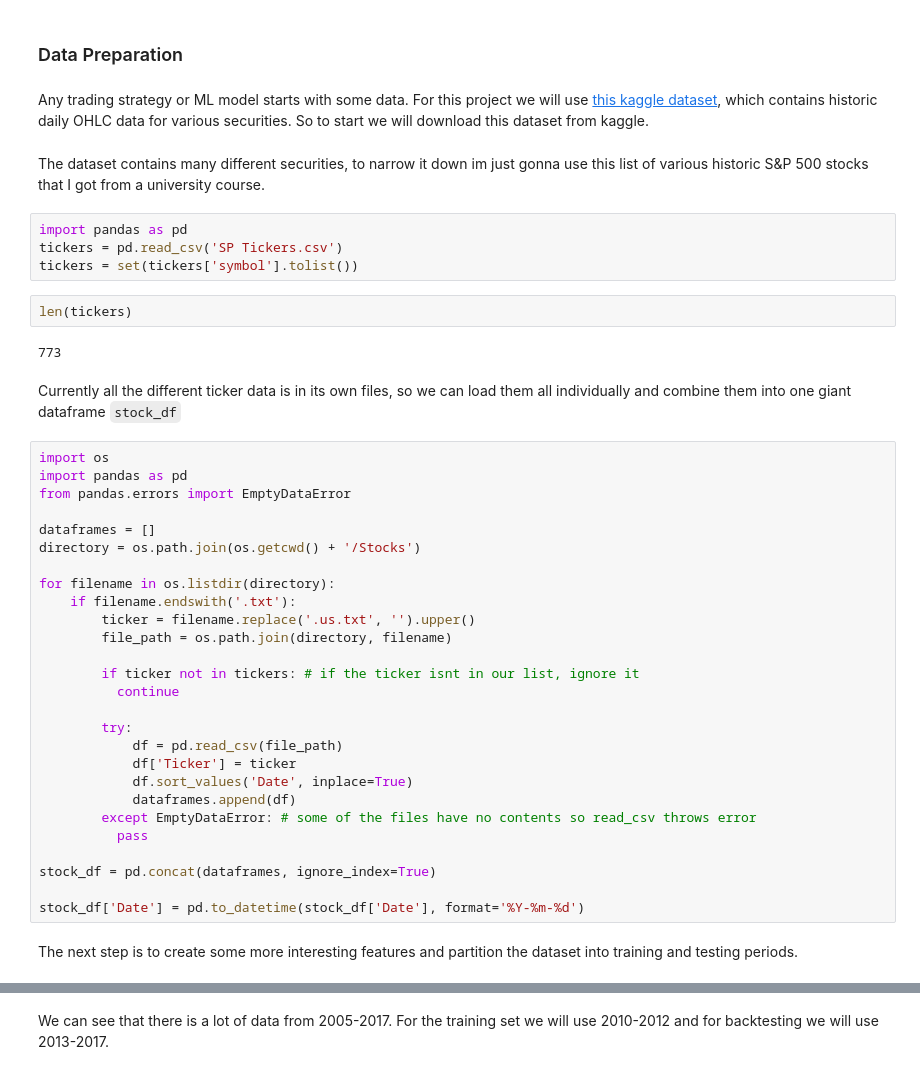
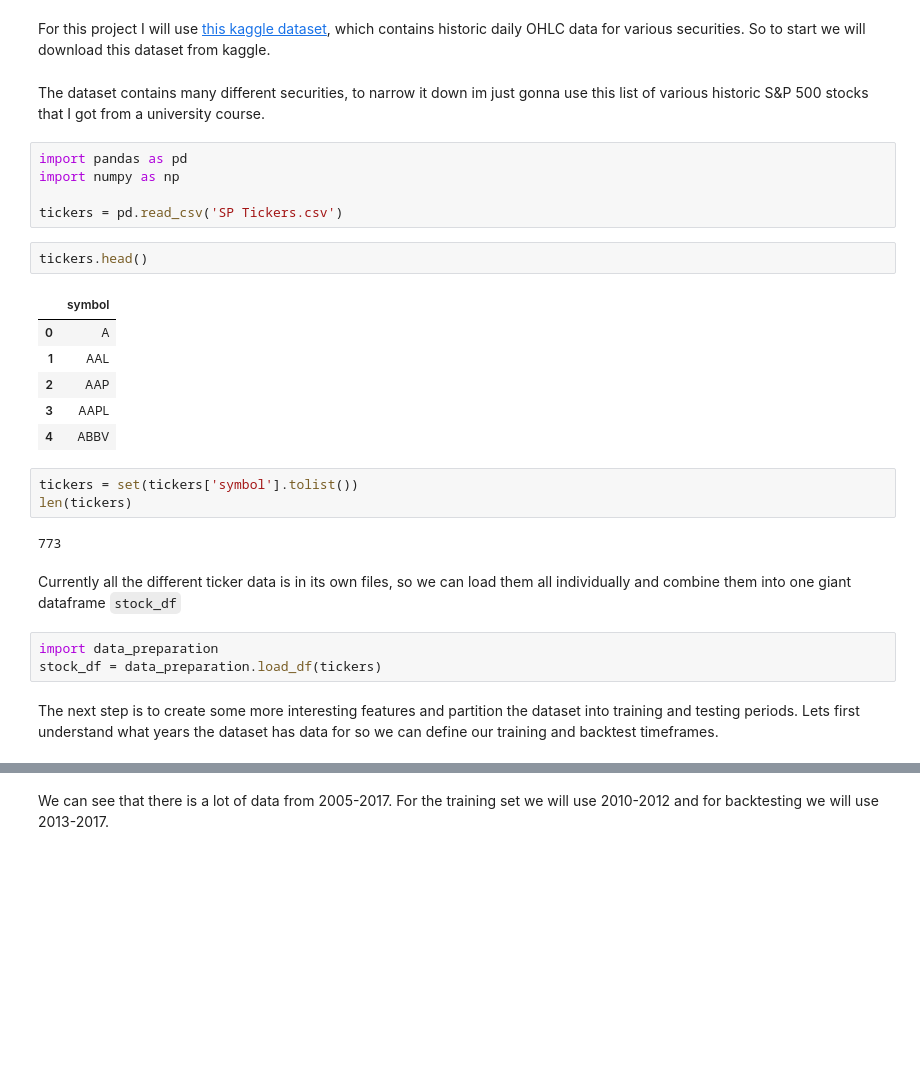
Before and after one commit to Dylan-Harden3/TradingStrategies, a Jupyter notebook: ensembles.ipynb, the cells around one changed output, grey strips where cells are left out. Drawn from its saved outputs; the diff is of its cells as text; blank space fills up the shorter version.

```diff
--- a/ensembles.ipynb
+++ b/ensembles.ipynb
@@ -1,45 +1,30 @@
-# %% [markdown]
-### Data Preparation
 # %% [markdown]
-Any trading strategy or ML model starts with some data. For this project we will use [this kaggle dataset](https://www.kaggle.com/datasets/borismarjanovic/price-volume-data-for-all-us-stocks-etfs), which contains historic daily OHLC data for various securities. So to start we will download this dataset from kaggle.
+For this project I will use [this kaggle dataset](https://www.kaggle.com/datasets/borismarjanovic/price-volume-data-for-all-us-stocks-etfs), which contains historic daily OHLC data for various securities. So to start we will download this dataset from kaggle.
 # %% [markdown]
 The dataset contains many different securities, to narrow it down im just gonna use this list of various historic S&P 500 stocks that I got from a university course.
 # %%
 import pandas as pd
+import numpy as np
+
 tickers = pd.read_csv('SP Tickers.csv')
-tickers = set(tickers['symbol'].tolist())
-# %%
-len(tickers)
-# %% [output]
-773
+# %%
+tickers.head()
+# %% [output]
+|  | symbol |
+| 0 | A |
+| 1 | AAL |
+| 2 | AAP |
+| 3 | AAPL |
+| 4 | ABBV |
+# %%
+tickers = set(tickers['symbol'].tolist())
+len(tickers)
+# %% [output]
+773
 # %% [markdown]
 Currently all the different ticker data is in its own files, so we can load them all individually and combine them into one giant dataframe `stock_df`
-# %%
-import os
-import pandas as pd
-from pandas.errors import EmptyDataError
-
-dataframes = []
-directory = os.path.join(os.getcwd() + '/Stocks')
-
-for filename in os.listdir(directory):
-    if filename.endswith('.txt'):
-        ticker = filename.replace('.us.txt', '').upper()
-        file_path = os.path.join(directory, filename)
-
-        if ticker not in tickers: # if the ticker isnt in our list, ignore it
-          continue
-
-        try:
-            df = pd.read_csv(file_path)
-            df['Ticker'] = ticker
-            df.sort_values('Date', inplace=True)
-            dataframes.append(df)
-        except EmptyDataError: # some of the files have no contents so read_csv throws error
-          pass
-
-stock_df = pd.concat(dataframes, ignore_index=True)
-
-stock_df['Date'] = pd.to_datetime(stock_df['Date'], format='%Y-%m-%d')
+# %%
+import data_preparation
+stock_df = data_preparation.load_df(tickers)
 # %% [markdown]
-The next step is to create some more interesting features and partition the dataset into training and testing periods.
+The next step is to create some more interesting features and partition the dataset into training and testing periods. Lets first understand what years the dataset has data for so we can define our training and backtest timeframes.
```
Also changed, not shown: parts of 30 cells of this notebook, 5 other files.
